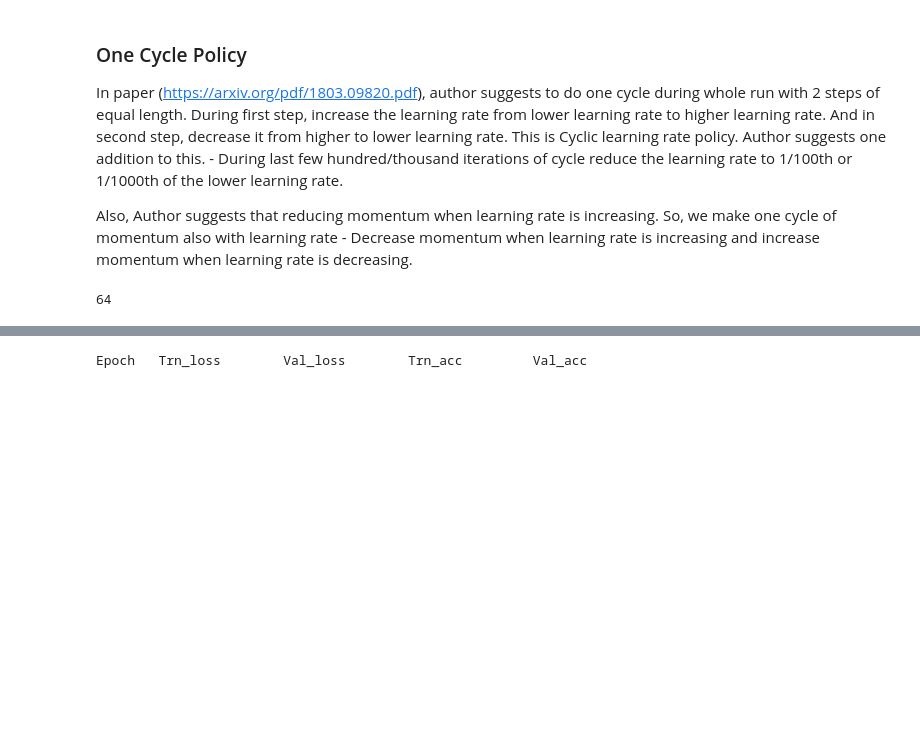
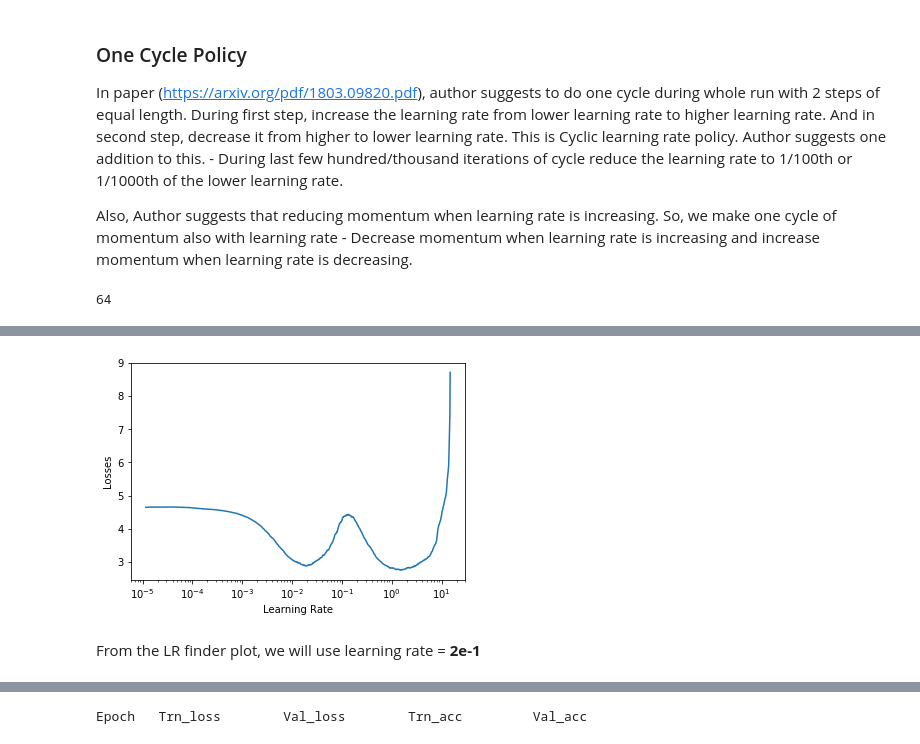
Before and after one commit to shubhajitml/food-101, a Jupyter notebook: food-101-pytorch.ipynb, the cells around one changed output, grey strips where cells are left out. Cells and saved outputs as stored; diff of their text form; code cells hidden in the pictures; blank space fills up the shorter version.

```diff
--- a/food-101-pytorch.ipynb
+++ b/food-101-pytorch.ipynb
@@ -660,0 +782,2 @@ def fit(epochs, use_onecycle=False, model=learn.model):
+# %%
+clr1 = CLR(learn)
@@ -661 +790,7 @@ def fit(epochs, use_onecycle=False, model=learn.model):
+# %%
+clr1.plot()
+# %% [output]
+[figure, added]
+# %% [markdown]
+From the LR finder plot, we will use learning rate = **2e-1**
 # %%
```
Also changed, not shown: parts of 74 cells of this notebook.
